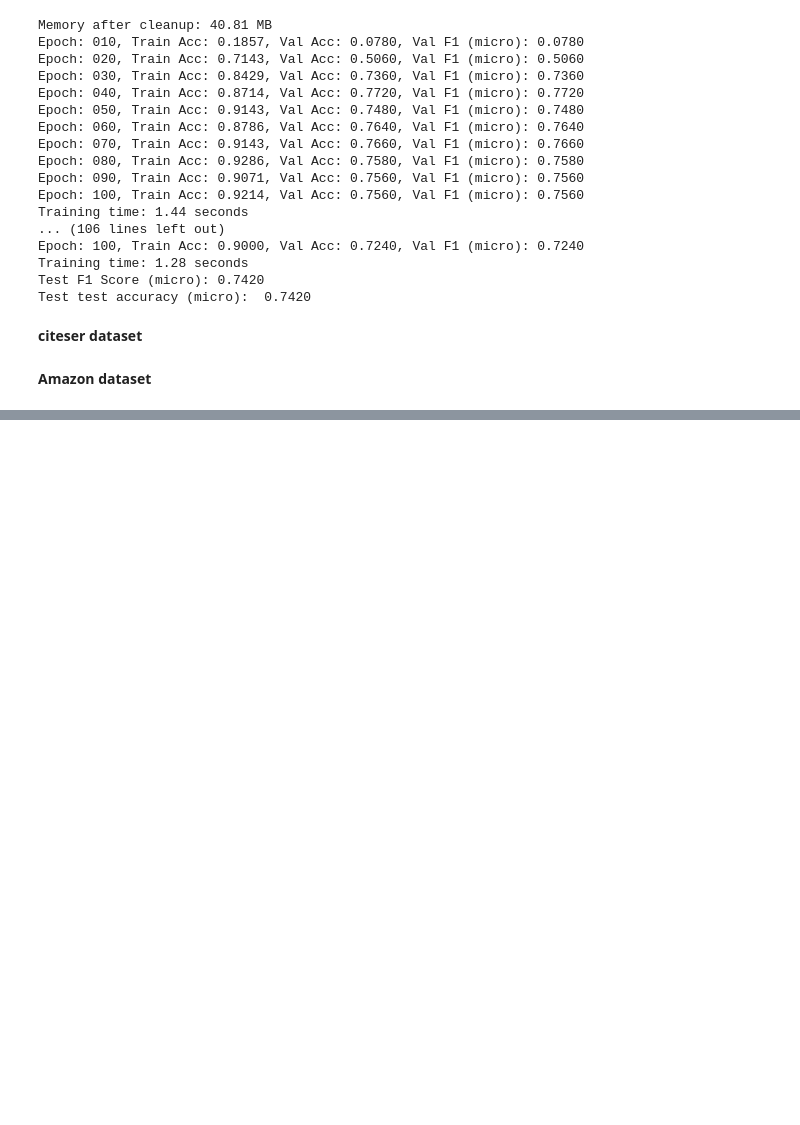
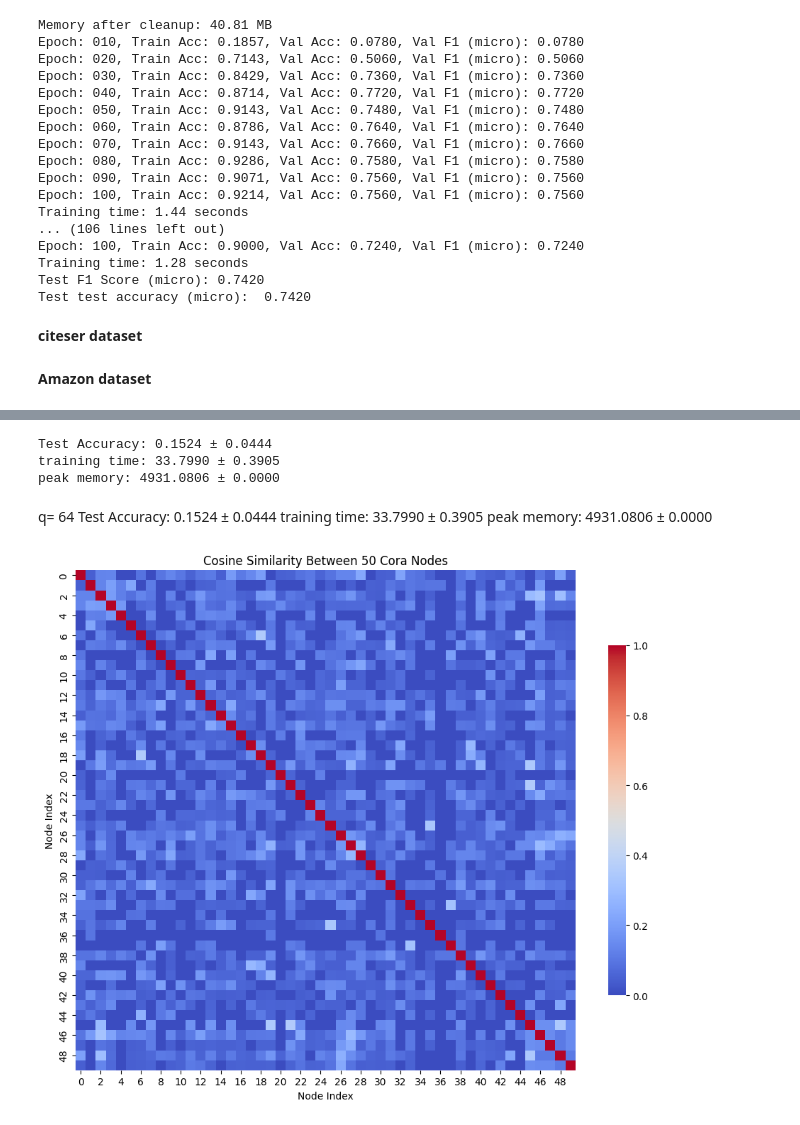
Before and after one commit to ghommidhWassim/GNN-variants, a Jupyter notebook: nodeFeatCorrGCN2.ipynb, the cells around one changed output, grey strips where cells are left out. Drawn from its saved outputs; the diff is of its cells as text; code cells hidden in the pictures; blank space fills up the shorter version.

```diff
--- a/nodeFeatCorrGCN2.ipynb
+++ b/nodeFeatCorrGCN2.ipynb
@@ -970,3 +963,22 @@ print(f"Number of subgraphs: {len(cluster_data)}")
+# %%
+std_acc = np.std(res)
+mean_test_acc = np.mean(res)
+print(f"Test Accuracy: {mean_test_acc:.4f} ± {std_acc:.4f}")
+std_training = np.std(training)
+mean_training = np.mean(training)
+print(f"training time: {mean_training:.4f} ± {std_training:.4f}")
+std_memory = np.std(memory)
+mean_memory = np.mean(memory)
+print(f"peak memory: {mean_memory:.4f} ± {std_memory:.4f}")
+# %% [output]
+Test Accuracy: 0.1524 ± 0.0444
+training time: 33.7990 ± 0.3905
+peak memory: 4931.0806 ± 0.0000
+# %% [markdown]
+q= 64
+Test Accuracy: 0.1524 ± 0.0444
+training time: 33.7990 ± 0.3905
+peak memory: 4931.0806 ± 0.0000
 # %%
 peak_memory_mb=f"{torch.cuda.max_memory_allocated()/1024**2:.2f}"
 total_train_time=f"{end_time - start_time:.2f}"
@@ -1061,38 +1073,40 @@ from scipy.stats import spearmanr
 
 # -------- 1. Load Pubmed dataset --------
 from torch_geometric.transforms import NormalizeFeatures
-dataset = Planetoid(root='/tmp/Pubmed', name='Pubmed', transform=NormalizeFeatures())
+dataset = Planetoid(root='/tmp/Cora', name='Cora', transform=NormalizeFeatures())
 data = dataset[0]
 
 # -------- 2. Get node features --------
 features = data.x.cpu().numpy()  # shape: [19717, 500]
 
 # -------- 3. Select 50 random nodes --------
 np.random.seed(42)
 selected_nodes = np.random.choice(features.shape[0], size=50, replace=False)
 selected_features = features[selected_nodes]  # shape: [50, 500]
 
 # -------- 4. Compute node-to-node similarity matrices --------
 
 # 4.1 Cosine Similarity
 cosine_sim = cosine_similarity(selected_features)
 
 # 4.2 Pearson Correlation (same as np.corrcoef)
 pearson_corr = np.corrcoef(selected_features)
 
 # 4.3 Spearman Correlation
 spearman_corr, _ = spearmanr(selected_features, axis=1)
 
 # -------- 5. Plot heatmaps --------
 def plot_heatmap(matrix, title):
     plt.figure(figsize=(10, 8))
     sns.heatmap(matrix, cmap='coolwarm', square=True, cbar_kws={"shrink": 0.7})
     plt.title(title)
     plt.xlabel("Node Index")
     plt.ylabel("Node Index")
     plt.tight_layout()
     plt.show()
 
-plot_heatmap(cosine_sim, "Cosine Similarity Between 50 Pubmed Nodes")
-plot_heatmap(pearson_corr, "Pearson Correlation Between 50 Pubmed Nodes")
-plot_heatmap(spearman_corr, "Spearman Correlation Between 50 Pubmed Nodes")
+plot_heatmap(cosine_sim, "Cosine Similarity Between 50 Cora Nodes")
+#plot_heatmap(pearson_corr, "Pearson Correlation Between 50 Pubmed Nodes")
+#plot_heatmap(spearman_corr, "Spearman Correlation Between 50 Pubmed Nodes")
+# %% [output]
+[figure, added]
```
Also changed, not shown: parts of 6 cells of this notebook.
